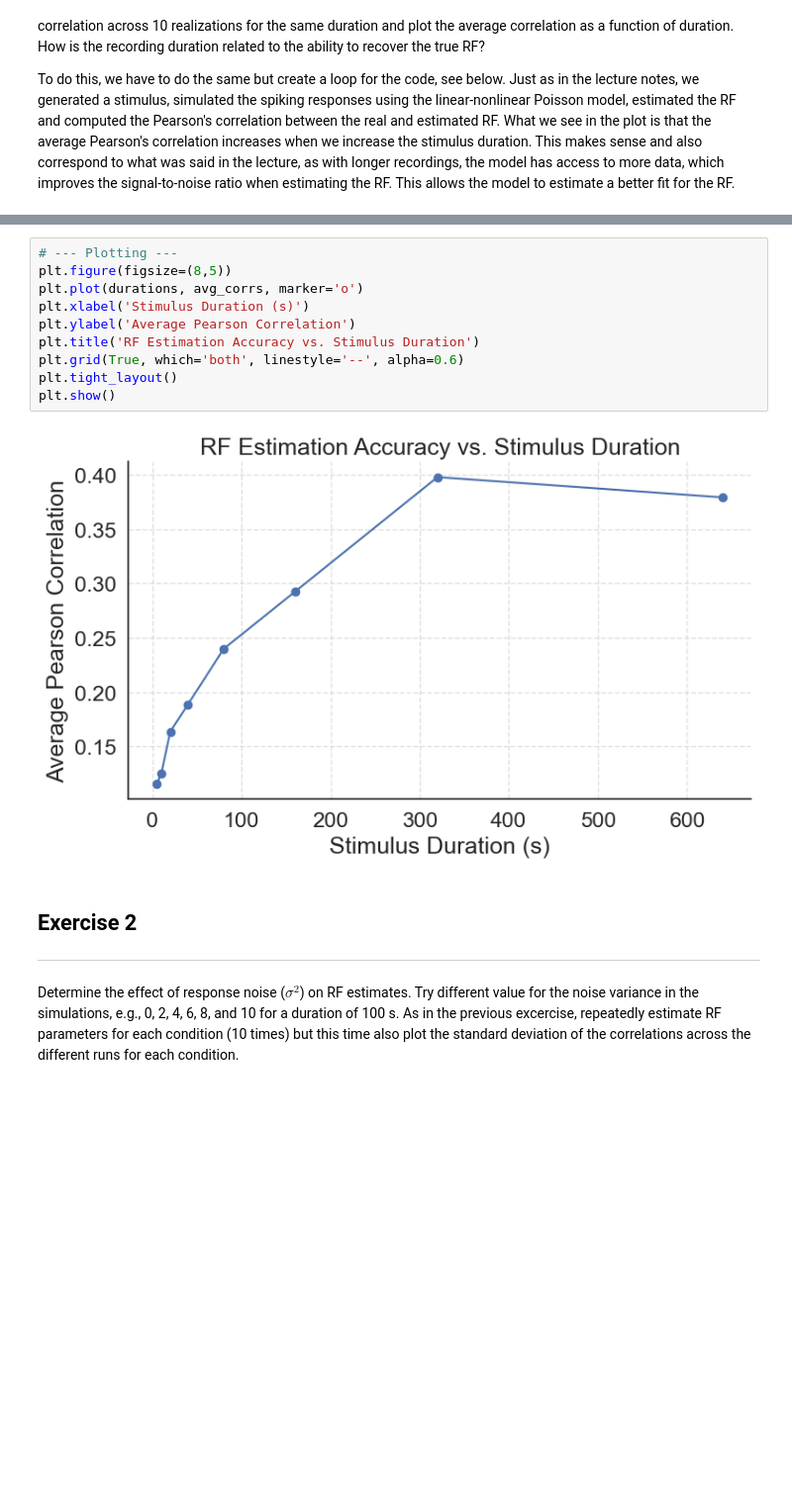
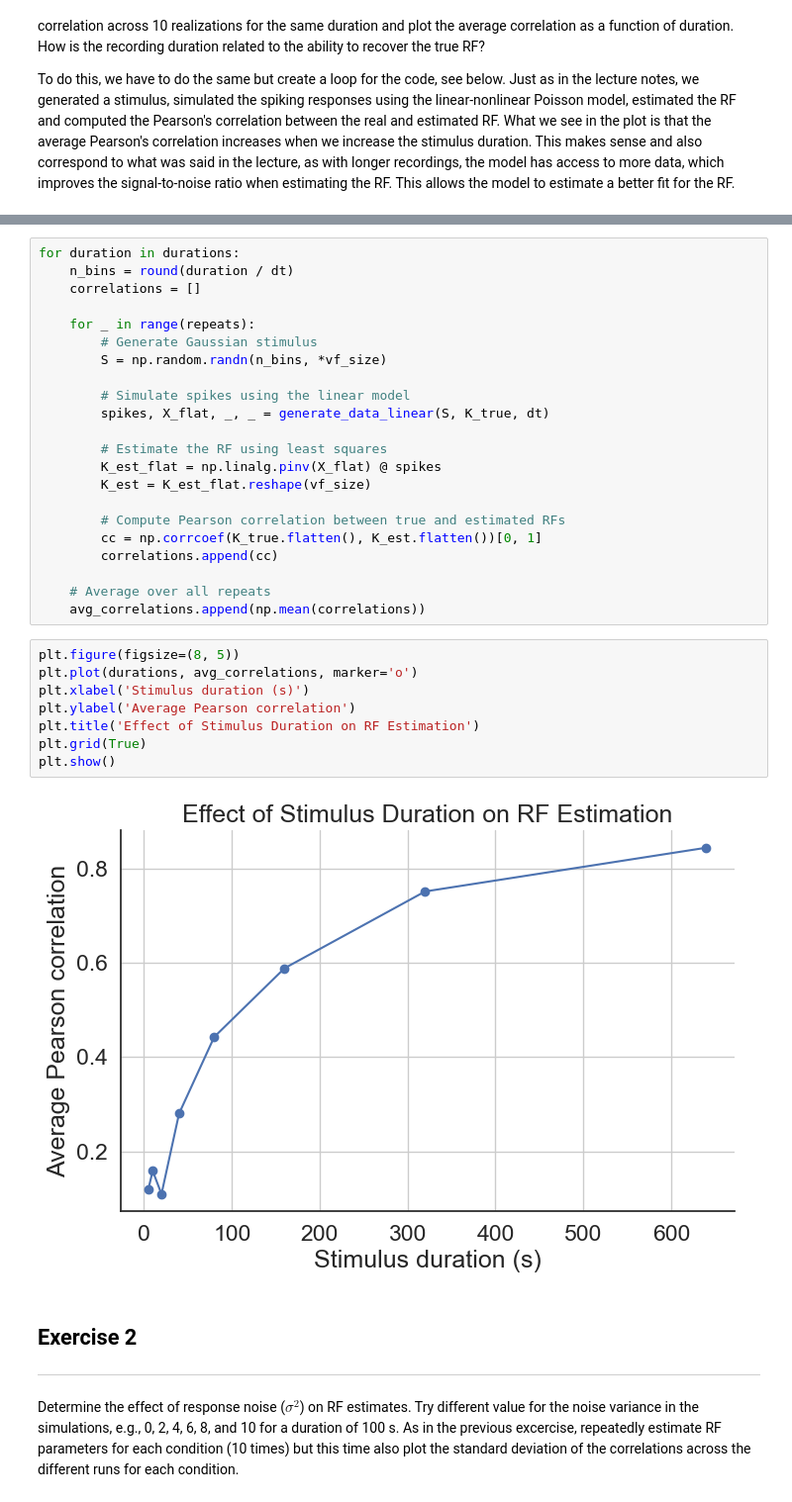
Before and after one commit to EvaMare/Neuro_Analysis, a Jupyter notebook: 2-single-cell-analysis-master/02-GLMs/module_2b_exercises.ipynb, the cells around one changed output, grey strips where cells are left out. Shown at 99% size. Drawn from its saved outputs; the diff is of its cells as text; blank space fills up the shorter version.

```diff
--- a/2-single-cell-analysis-master/02-GLMs/module_2b_exercises.ipynb
+++ b/2-single-cell-analysis-master/02-GLMs/module_2b_exercises.ipynb
@@ -146,15 +96,35 @@ Duration:  640s | Avg Pearson Corr: 0.379
+# %%
+for duration in durations:
+    n_bins = round(duration / dt)
+    correlations = []
+
+    for _ in range(repeats):
+        # Generate Gaussian stimulus
+        S = np.random.randn(n_bins, *vf_size)
+
+        # Simulate spikes using the linear model
+        spikes, X_flat, _, _ = generate_data_linear(S, K_true, dt)
+
+        # Estimate the RF using least squares
+        K_est_flat = np.linalg.pinv(X_flat) @ spikes
+        K_est = K_est_flat.reshape(vf_size)
+
+        # Compute Pearson correlation between true and estimated RFs
+        cc = np.corrcoef(K_true.flatten(), K_est.flatten())[0, 1]
+        correlations.append(cc)
+
+    # Average over all repeats
+    avg_correlations.append(np.mean(correlations))
 # %%
-# --- Plotting ---
-plt.figure(figsize=(8,5))
-plt.plot(durations, avg_corrs, marker='o')
-plt.xlabel('Stimulus Duration (s)')
-plt.ylabel('Average Pearson Correlation')
-plt.title('RF Estimation Accuracy vs. Stimulus Duration')
-plt.grid(True, which='both', linestyle='--', alpha=0.6)
-plt.tight_layout()
+plt.figure(figsize=(8, 5))
+plt.plot(durations, avg_correlations, marker='o')
+plt.xlabel('Stimulus duration (s)')
+plt.ylabel('Average Pearson correlation')
+plt.title('Effect of Stimulus Duration on RF Estimation')
+plt.grid(True)
 plt.show()
 # %% [output]
-[figure, old version]
+[figure, new version]
 # %% [markdown]
 ## Exercise 2
 ---
```
Also changed, not shown: parts of 13 cells of this notebook.
